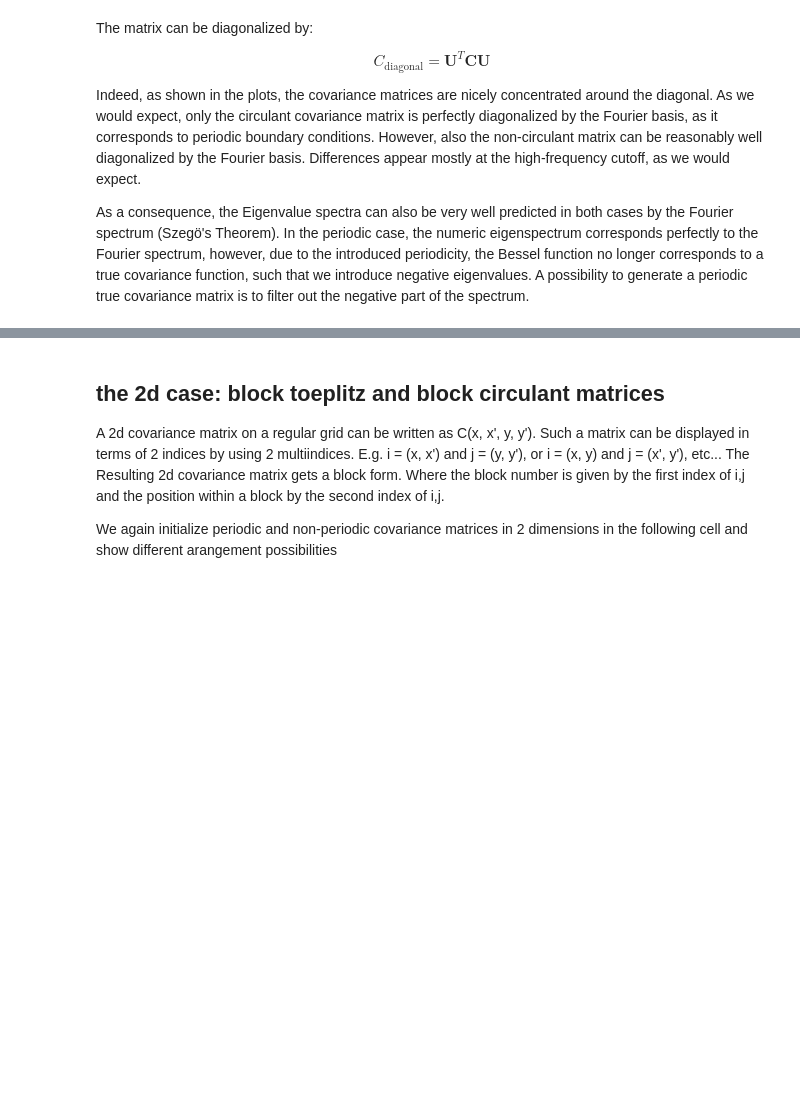
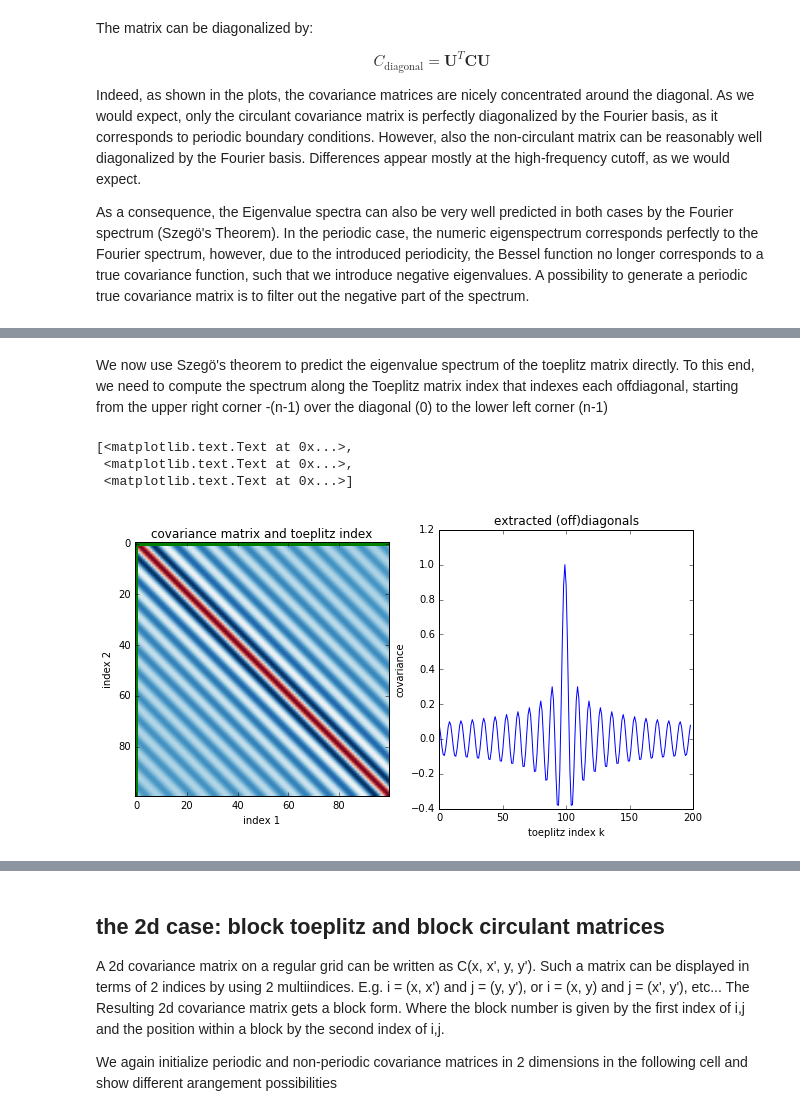
Before and after one commit to MMesch/toeplitz_spectrum, a Jupyter notebook: toeplitz_spectrum.ipynb, the cells around one changed output, grey strips where cells are left out. Cells and saved outputs as stored; diff of their text form; code cells hidden in the pictures; blank space fills up the shorter version.

Commit message:
szegoe theorem1

```diff
--- a/toeplitz_spectrum.ipynb
+++ b/toeplitz_spectrum.ipynb
@@ -128,0 +129,22 @@ axes[1, 1].legend(loc=2)
+# %% [markdown]
+We now use Szegö's theorem to predict the eigenvalue spectrum of the toeplitz matrix directly. To this end, we need to compute the spectrum along the Toeplitz matrix index that indexes each offdiagonal, starting from the upper right corner -(n-1) over the diagonal (0) to the lower left corner (n-1)
+# %%
+# first we extract the value of the independent (off)diagonals
+index1 = np.append(np.zeros(nx-1), np.arange(0, nx)).astype(np.int)
+index2 = np.append(np.arange((nx-1), 0, -1), np.zeros(nx)).astype(np.int)
+tk = covariance[index1, index2]
+
+# plot the sampling path and the extracted function
+fig, (col1, col2) = plt.subplots(1, 2, figsize=(10, 5))
+col1.imshow(covariance, cmap='RdBu_r')
+col1.plot(index2, index1, c='green', lw=3)
+col1.set(xlabel='index 1', ylabel='index 2', xlim=(-0.5, nx - 0.5),
+         ylim=(nx  - 0.5, -0.5), title='covariance matrix and toeplitz index')
+
+col2.plot(tk)
+col2.set(xlabel='toeplitz index k', ylabel='covariance', title='extracted (off)diagonals')
+# %% [output]
+[<matplotlib.text.Text at 0x...>,
+ <matplotlib.text.Text at 0x...>,
+ <matplotlib.text.Text at 0x...>]
+[figure, added]
```
Also changed, not shown: parts of 5 cells of this notebook.
